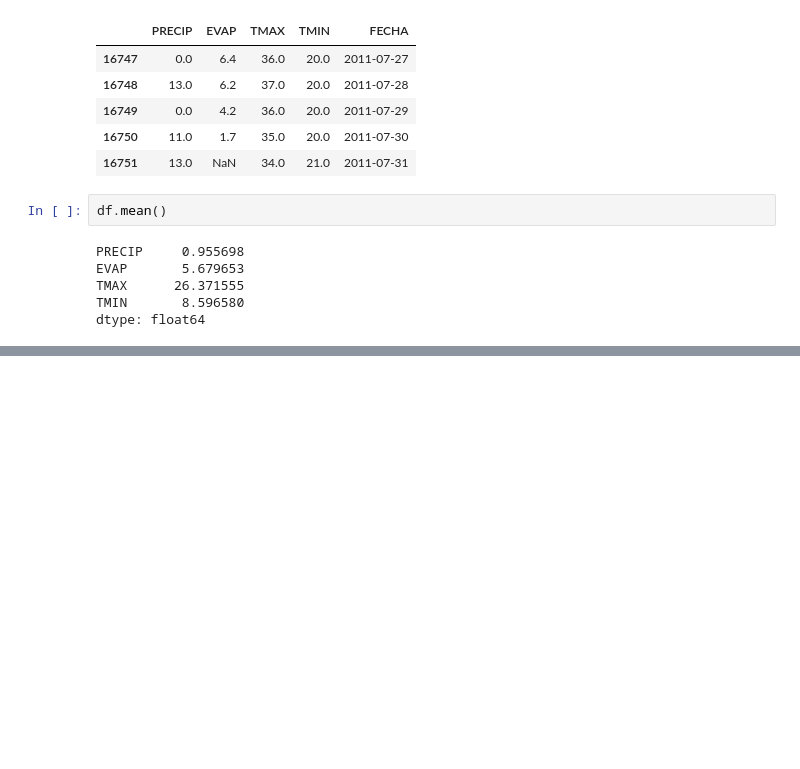
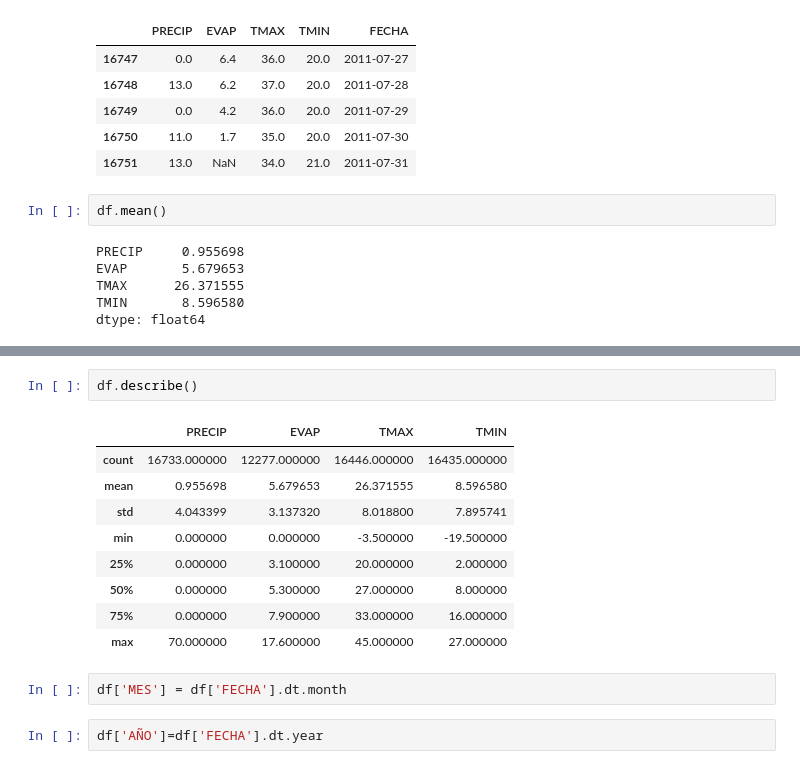
Before and after one commit to albertomedinac/Computacional-I, a Jupyter notebook: actividad 3/ACTIVIDAD 3.ipynb, the cells around one changed output, grey strips where cells are left out. Saved outputs shown, nothing was run; the diff lists cells and outputs as text; blank space fills up the shorter version.

```diff
--- a/actividad 3/ACTIVIDAD 3.ipynb
+++ b/actividad 3/ACTIVIDAD 3.ipynb
@@ -75,0 +111,16 @@ dtype: float64
+# %%
+df.describe()
+# %% [output]
+|  | PRECIP | EVAP | TMAX | TMIN |
+| count | 16733.000000 | 12277.000000 | 16446.000000 | 16435.000000 |
+| mean | 0.955698 | 5.679653 | 26.371555 | 8.596580 |
+| std | 4.043399 | 3.137320 | 8.018800 | 7.895741 |
+| min | 0.000000 | 0.000000 | -3.500000 | -19.500000 |
+| 25% | 0.000000 | 3.100000 | 20.000000 | 2.000000 |
+| 50% | 0.000000 | 5.300000 | 27.000000 | 8.000000 |
+| 75% | 0.000000 | 7.900000 | 33.000000 | 16.000000 |
+| max | 70.000000 | 17.600000 | 45.000000 | 27.000000 |
+# %%
+df['MES'] = df['FECHA'].dt.month
+# %%
+df['AÑO']=df['FECHA'].dt.year
```
Also changed, not shown: parts of 19 cells of this notebook.
